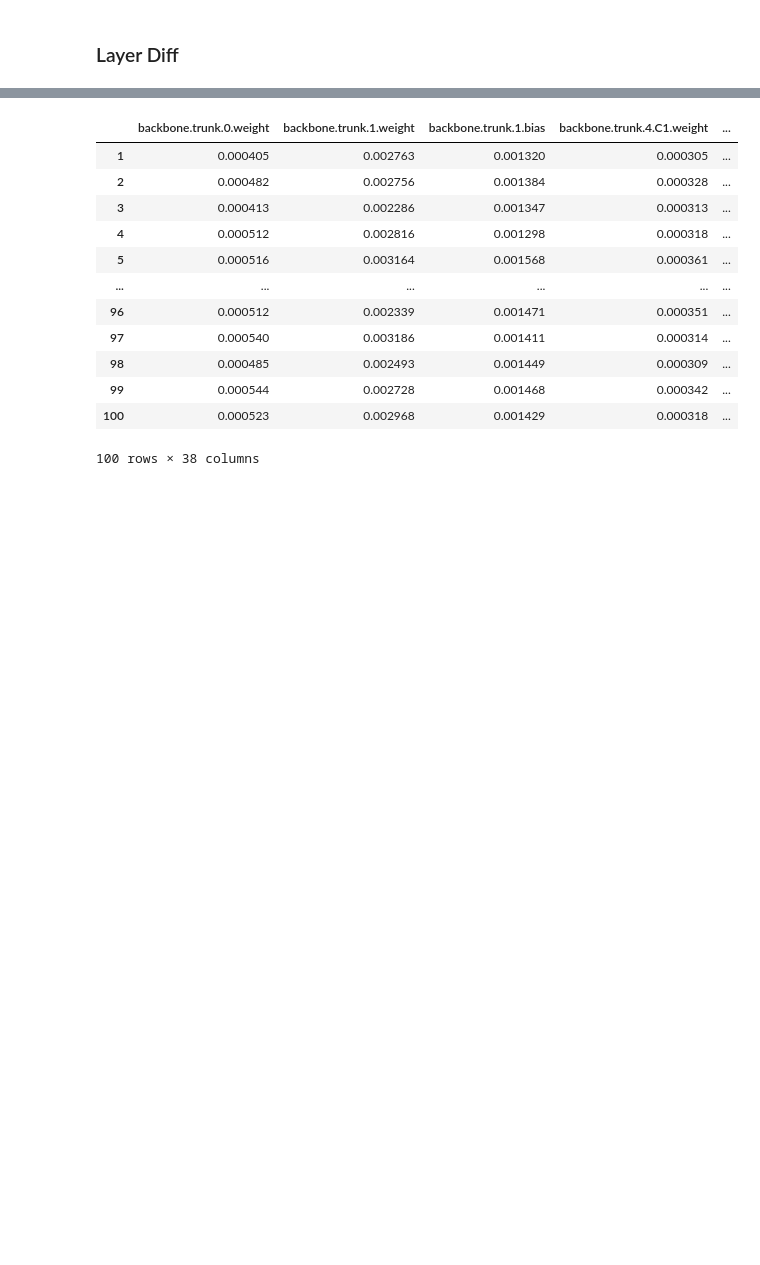
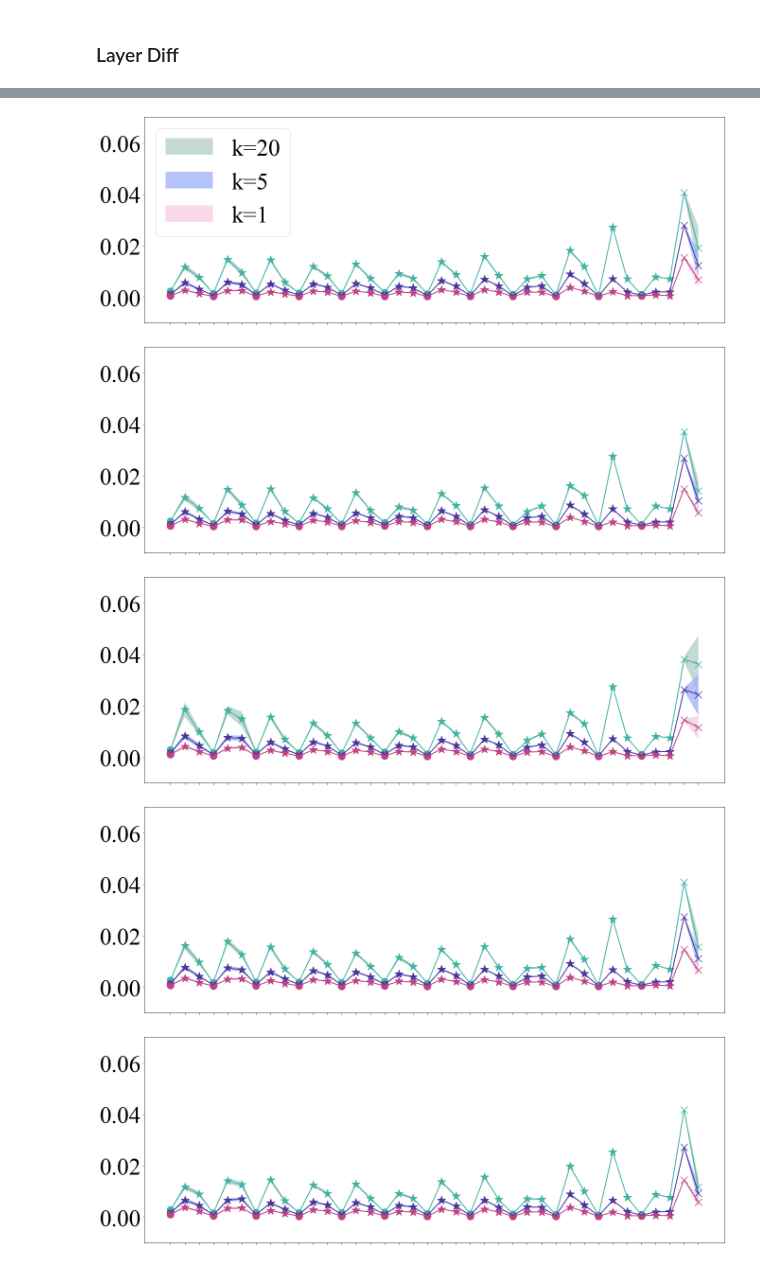
Before and after one commit to kimyuji/Fine-tune-with-Few-Samples, a Jupyter notebook: analysis_layer_diff.ipynb, the cells around one changed output, grey strips where cells are left out. Drawn from its saved outputs; the diff is of its cells as text; code cells hidden in the pictures; blank space fills up the shorter version.

```diff
--- a/analysis_layer_diff.ipynb
+++ b/analysis_layer_diff.ipynb
@@ -100,16 +44,60 @@ df1
-# %%
-df1
-# %% [output]
-|  | backbone.trunk.0.weight | backbone.trunk.1.weight | backbone.trunk.1.bias | backbone.trunk.4.C1.weight | ... |
-| 1 | 0.000405 | 0.002763 | 0.001320 | 0.000305 | ... |
-| 2 | 0.000482 | 0.002756 | 0.001384 | 0.000328 | ... |
-| 3 | 0.000413 | 0.002286 | 0.001347 | 0.000313 | ... |
-| 4 | 0.000512 | 0.002816 | 0.001298 | 0.000318 | ... |
-| 5 | 0.000516 | 0.003164 | 0.001568 | 0.000361 | ... |
-| ... | ... | ... | ... | ... | ... |
-| 96 | 0.000512 | 0.002339 | 0.001471 | 0.000351 | ... |
-| 97 | 0.000540 | 0.003186 | 0.001411 | 0.000314 | ... |
-| 98 | 0.000485 | 0.002493 | 0.001449 | 0.000309 | ... |
-| 99 | 0.000544 | 0.002728 | 0.001468 | 0.000342 | ... |
-| 100 | 0.000523 | 0.002968 | 0.001429 | 0.000318 | ... |
-100 rows × 38 columns
+# %%
+for data in datas+datas_fg:
+    plt.subplots(figsize = (22, 8))
+    path1 = './logs/baseline/output/resnet10_simclr_LS_default/{}/05way_001shot_full_default/layer_diff.csv'.format(data, shot)
+    df1 = pd.read_csv(path1, index_col='Unnamed: 0')
+    column_list = [''] * len(df1.columns)
+    path5 = './logs/baseline/output/resnet10_simclr_LS_default/{}/05way_005shot_full_default/layer_diff.csv'.format(data)
+    df5 = pd.read_csv(path5, index_col='Unnamed: 0')
+    path20 = './logs/baseline/output/resnet10_simclr_LS_default/{}/05way_020shot_full_default/layer_diff.csv'.format(data)
+    df20 = pd.read_csv(path20, index_col='Unnamed: 0')
+
+
+    mu1 = df1.mean()
+    sigma1 = df1.std()
+    mu5 = df5.mean()
+    sigma5 = df5.std()
+    mu20 = df20.mean()
+    sigma20 = df20.std()
+    plt.fill_between(df20.columns, mu20+sigma20, mu20-sigma20, facecolor='#B6D0C9', alpha=0.8, label='k=20')
+    plt.fill_between(df5.columns, mu5+sigma5, mu5-sigma5, facecolor='#a1b5f8', alpha=0.8, label='k=5')
+    plt.fill_between(df1.columns, mu1+sigma1, mu1-sigma1, facecolor='#f6c8e1', alpha=0.7, label='k=1')
+
+    mu1.plot(linewidth = 2, color='#bf4284', label='', style=layer_marker )
+    mu5.plot(linewidth = 2, color='#47369e', label='', style=layer_marker )
+    mu20.plot(linewidth = 2, color='#41B3A3', label='', style=layer_marker )
+    plt.legend().set_visible(False)
+
+    for i in range(0,38,1):
+        if 'BN' in df1.columns[i] or '.1.' in df1.columns[i]:
+            plt.scatter(i, mu20[i], color="#41B3A3", marker='*', label='', s = 350)
+            plt.scatter(i, mu5[i], color="#47369e", marker='*', label='',  s = 350)
+            plt.scatter(i, mu1[i], color="#bf4284", marker='*', label='', s = 350)
+        elif 'shortcut' in df1.columns[i]:
+            plt.scatter(i, mu20[i], color="#41B3A3", marker='o', label='', s = 220)
+            plt.scatter(i, mu5[i], color="#47369e", marker='o', label='',  s = 220)
+            plt.scatter(i, mu1[i], color="#bf4284", marker='o', label='', s = 220)
+        elif 'classifier' in df1.columns[i]:
+            plt.scatter(i, mu20[i], color="#41B3A3", marker='x', label='',  s = 220)
+            plt.scatter(i, mu5[i], color="#47369e", marker='x', label='', s = 220)
+            plt.scatter(i, mu1[i], color="#bf4284", marker='x', label='',  s = 220)
+        else:
+            plt.scatter(i, mu20[i], color="#41B3A3", marker='o', label='', s = 220)
+            plt.scatter(i, mu5[i], color="#47369e", marker='o', label='', s = 220)
+            plt.scatter(i, mu1[i], color="#bf4284", marker='o', label='', s = 220)
+
+
+    if data == 'mini_test':
+        plt.legend(fontsize = 50)
+    plt.xticks(np.arange(0, 38, 1), column_list, size = 25)
+    plt.ylim([-0.01, 0.07])
+    plt.yticks(np.arange(0, 0.07, 0.02), size=50)
+    #plt.title(datas_full[datas.index(data)], size =20)
+    plt.savefig('./img_pdf/layer_diff/base/mini/{}.pdf'.format(data), bbox_inches='tight', format='pdf')
+    plt.show()
+# %% [output]
+[figure, added]
+[figure, added]
+[figure, added]
+[figure, added]
+[figure, added]
```
Also changed, not shown: parts of 12 cells of this notebook, 7 other files.
